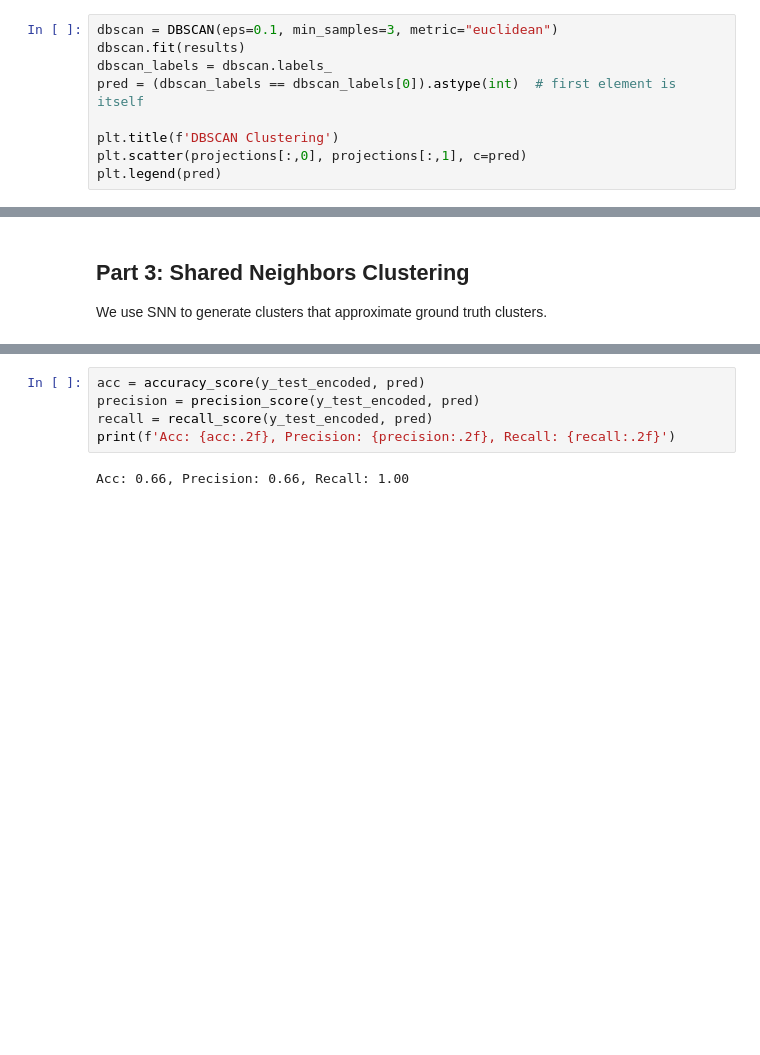
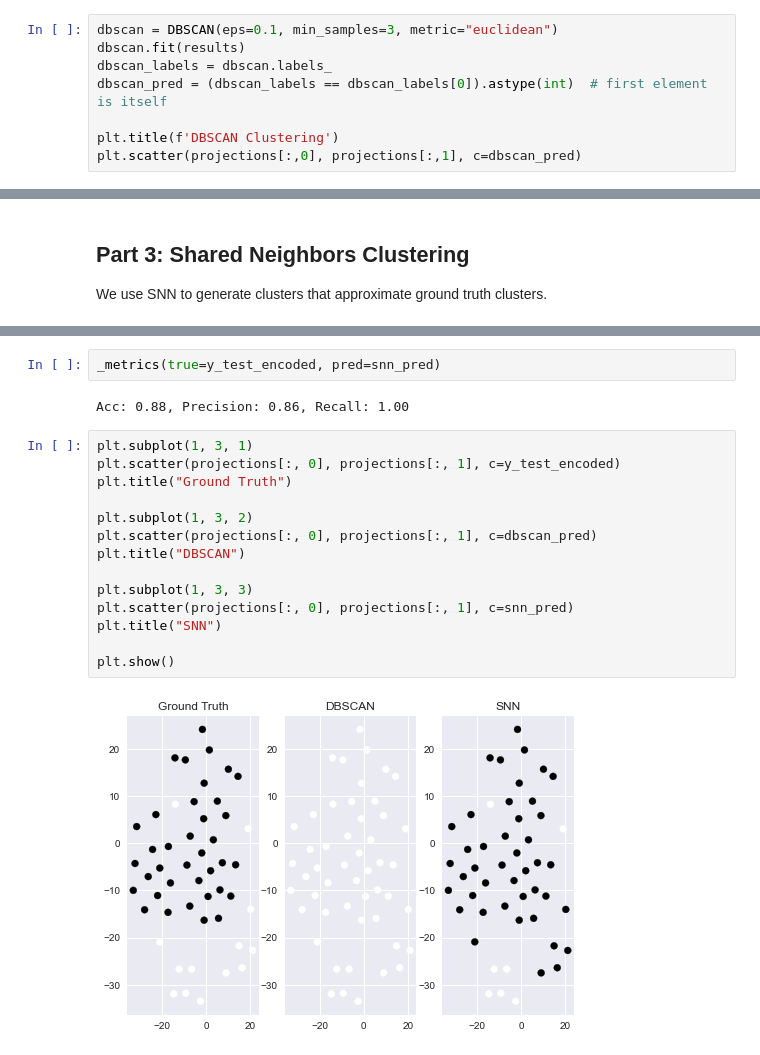
Before and after one commit to mynameisvinn/SNN-Clustering, a Jupyter notebook: Shared Neighbors to Identifying False Positives.ipynb, the cells around one changed output, grey strips where cells are left out. Cells and saved outputs as stored; diff of their text form; blank space fills up the shorter version.

```diff
--- a/Shared Neighbors to Identifying False Positives.ipynb
+++ b/Shared Neighbors to Identifying False Positives.ipynb
@@ -144,9 +153,8 @@ For lower dimensional data, we could use a density-based clustering approach for
 dbscan = DBSCAN(eps=0.1, min_samples=3, metric="euclidean")
 dbscan.fit(results)
 dbscan_labels = dbscan.labels_
-pred = (dbscan_labels == dbscan_labels[0]).astype(int)  # first element is itself
+dbscan_pred = (dbscan_labels == dbscan_labels[0]).astype(int)  # first element is itself
 
 plt.title(f'DBSCAN Clustering')
-plt.scatter(projections[:,0], projections[:,1], c=pred)
-plt.legend(pred)
+plt.scatter(projections[:,0], projections[:,1], c=dbscan_pred)
 # %% [output]
@@ -178,7 +182,20 @@ plt.legend(snn_pred)
-# %%
-acc = accuracy_score(y_test_encoded, pred)
-precision = precision_score(y_test_encoded, pred)
-recall = recall_score(y_test_encoded, pred)
-print(f'Acc: {acc:.2f}, Precision: {precision:.2f}, Recall: {recall:.2f}')
-# %% [output]
-Acc: 0.66, Precision: 0.66, Recall: 1.00
+# %%
+_metrics(true=y_test_encoded, pred=snn_pred)
+# %% [output]
+Acc: 0.88, Precision: 0.86, Recall: 1.00
+# %%
+plt.subplot(1, 3, 1)
+plt.scatter(projections[:, 0], projections[:, 1], c=y_test_encoded)
+plt.title("Ground Truth")
+
+plt.subplot(1, 3, 2)
+plt.scatter(projections[:, 0], projections[:, 1], c=dbscan_pred)
+plt.title("DBSCAN")
+
+plt.subplot(1, 3, 3)
+plt.scatter(projections[:, 0], projections[:, 1], c=snn_pred)
+plt.title("SNN")
+
+plt.show()
+# %% [output]
+[figure, added]
```
Also changed, not shown: parts of 13 cells of this notebook, 1 other file.
